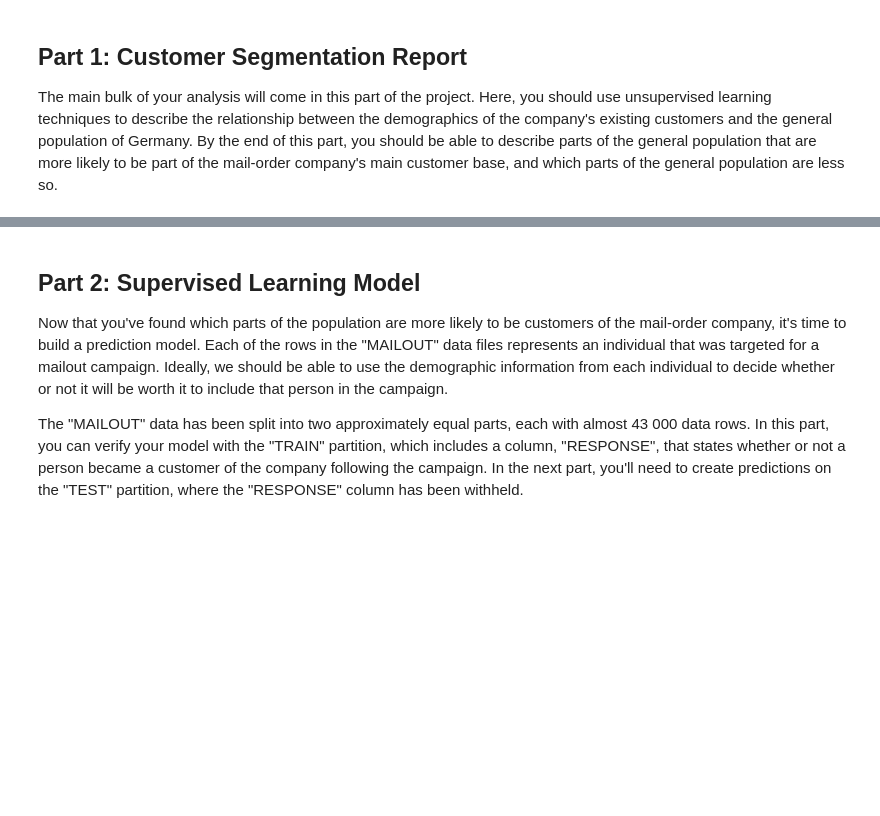
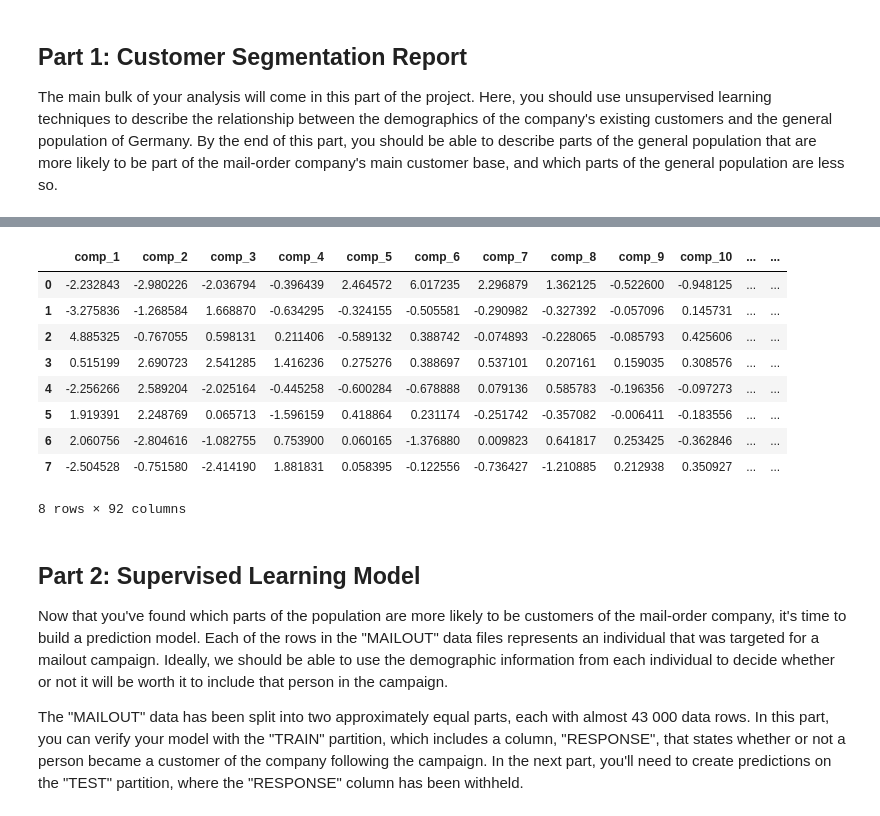
Before and after one commit to korntewin/capstone-arvato-customer-segmentation, a Jupyter notebook: Arvato Project Workbook.ipynb, the cells around one changed output, grey strips where cells are left out. Saved outputs shown, nothing was run; the diff lists cells and outputs as text; code cells hidden in the pictures; blank space fills up the shorter version.

```diff
--- a/Arvato Project Workbook.ipynb
+++ b/Arvato Project Workbook.ipynb
@@ -528,3 +651,20 @@ The main bulk of your analysis will come in this part of the project. Here, you
+# %%
+cluster_centers_df = pd.DataFrame(
+    clustering_pipeline['minibatch_kmeans'].cluster_centers_,
+    columns=[f'comp_{i}' for i in range(1, n_comp+1)])
+# %%
+cluster_centers_df
+# %% [output]
+|  | comp_1 | comp_2 | comp_3 | comp_4 | comp_5 | comp_6 | comp_7 | comp_8 | comp_9 | comp_10 | ... | ... |
+| 0 | -2.232843 | -2.980226 | -2.036794 | -0.396439 | 2.464572 | 6.017235 | 2.296879 | 1.362125 | -0.522600 | -0.948125 | ... | ... |
+| 1 | -3.275836 | -1.268584 | 1.668870 | -0.634295 | -0.324155 | -0.505581 | -0.290982 | -0.327392 | -0.057096 | 0.145731 | ... | ... |
+| 2 | 4.885325 | -0.767055 | 0.598131 | 0.211406 | -0.589132 | 0.388742 | -0.074893 | -0.228065 | -0.085793 | 0.425606 | ... | ... |
+| 3 | 0.515199 | 2.690723 | 2.541285 | 1.416236 | 0.275276 | 0.388697 | 0.537101 | 0.207161 | 0.159035 | 0.308576 | ... | ... |
+| 4 | -2.256266 | 2.589204 | -2.025164 | -0.445258 | -0.600284 | -0.678888 | 0.079136 | 0.585783 | -0.196356 | -0.097273 | ... | ... |
+| 5 | 1.919391 | 2.248769 | 0.065713 | -1.596159 | 0.418864 | 0.231174 | -0.251742 | -0.357082 | -0.006411 | -0.183556 | ... | ... |
+| 6 | 2.060756 | -2.804616 | -1.082755 | 0.753900 | 0.060165 | -1.376880 | 0.009823 | 0.641817 | 0.253425 | -0.362846 | ... | ... |
+| 7 | -2.504528 | -0.751580 | -2.414190 | 1.881831 | 0.058395 | -0.122556 | -0.736427 | -1.210885 | 0.212938 | 0.350927 | ... | ... |
+8 rows × 92 columns
 # %% [markdown]
 ## Part 2: Supervised Learning Model
 
```
Also changed, not shown: parts of 21 cells of this notebook.
